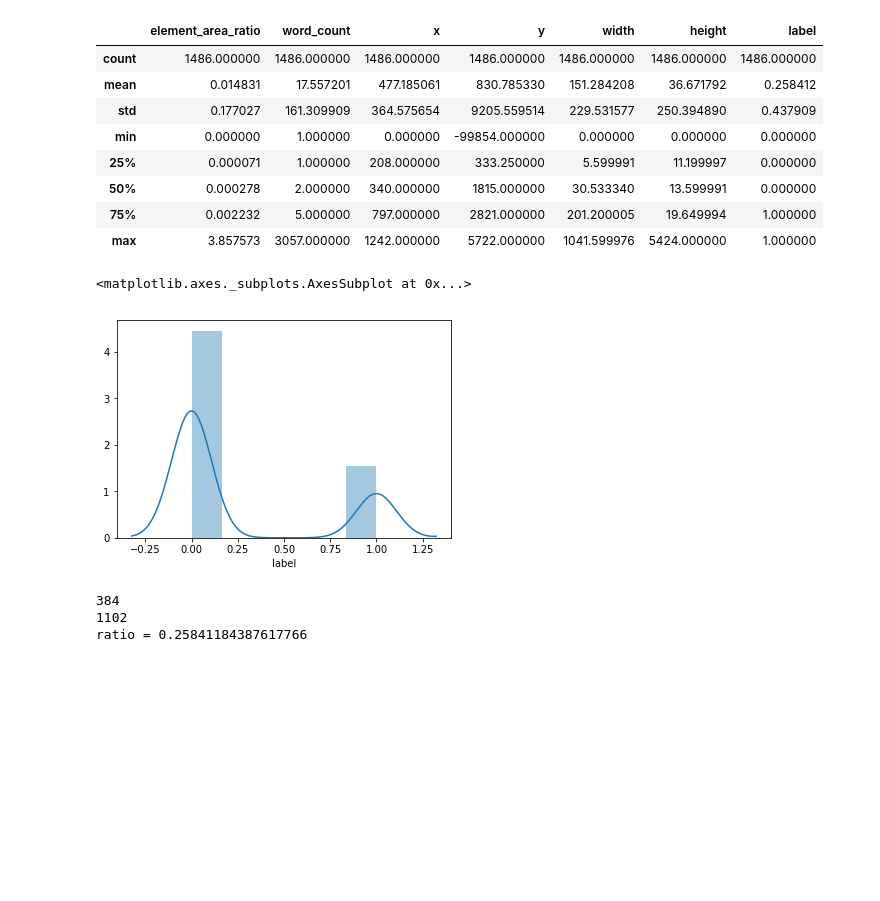
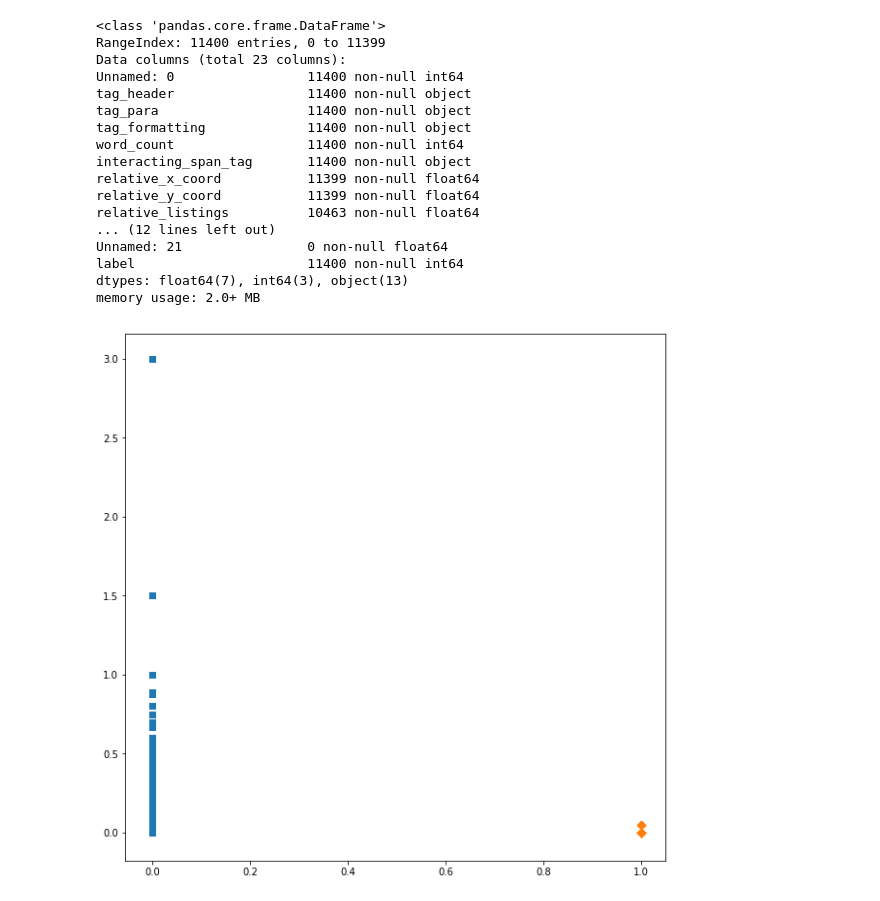
Before and after one commit to swaroop-nath/Semantic-Web-Parser, a Jupyter notebook: Second Model Preparation/exploratory_data_analysis.ipynb, the cells around one changed output. Saved outputs shown, nothing was run; the diff lists cells and outputs as text; code cells hidden in the pictures; blank space fills up the shorter version.

```diff
--- a/Second Model Preparation/exploratory_data_analysis.ipynb
+++ b/Second Model Preparation/exploratory_data_analysis.ipynb
@@ -8,28 +9,32 @@ from sklearn.preprocessing import LabelEncoder
 # %%
 dataset = pd.read_csv('First Iteration Data\dataset.csv')
-dataset.describe()
+dataset.info()
 # %% [output]
-|  | element_area_ratio | word_count | x | y | width | height | label |
-| count | 1486.000000 | 1486.000000 | 1486.000000 | 1486.000000 | 1486.000000 | 1486.000000 | 1486.000000 |
-| mean | 0.014831 | 17.557201 | 477.185061 | 830.785330 | 151.284208 | 36.671792 | 0.258412 |
-| std | 0.177027 | 161.309909 | 364.575654 | 9205.559514 | 229.531577 | 250.394890 | 0.437909 |
-| min | 0.000000 | 1.000000 | 0.000000 | -99854.000000 | 0.000000 | 0.000000 | 0.000000 |
-| 25% | 0.000071 | 1.000000 | 208.000000 | 333.250000 | 5.599991 | 11.199997 | 0.000000 |
-| 50% | 0.000278 | 2.000000 | 340.000000 | 1815.000000 | 30.533340 | 13.599991 | 0.000000 |
-| 75% | 0.002232 | 5.000000 | 797.000000 | 2821.000000 | 201.200005 | 19.649994 | 1.000000 |
-| max | 3.857573 | 3057.000000 | 1242.000000 | 5722.000000 | 1041.599976 | 5424.000000 | 1.000000 |
+<class 'pandas.core.frame.DataFrame'>
+RangeIndex: 11400 entries, 0 to 11399
+Data columns (total 23 columns):
+Unnamed: 0                 11400 non-null int64
+tag_header                 11400 non-null object
+tag_para                   11400 non-null object
+tag_formatting             11400 non-null object
+word_count                 11400 non-null int64
+interacting_span_tag       11400 non-null object
+relative_x_coord           11399 non-null float64
+relative_y_coord           11399 non-null float64
+relative_listings          10463 non-null float64
+... (12 lines left out)
+Unnamed: 21                0 non-null float64
+label                      11400 non-null int64
+dtypes: float64(7), int64(3), object(13)
+memory usage: 2.0+ MB
-# %%
-sns.distplot(dataset.label)
-# %% [output]
-<matplotlib.axes._subplots.AxesSubplot at 0x...>
-[figure, removed]
-# %%
-ones = [a for a in dataset.label if a==1]
-zeros = [a for a in dataset.label if a==0]
-print(len(ones))
-print(len(zeros))
-print('ratio = ' + str(len(ones)/(len(ones)+len(zeros))))
-# %% [output]
-384
-1102
-ratio = 0.25841184387617766
+# %%
+zero_listings = [dataset['relative_listings'][i] for i in range(dataset['relative_listings'].shape[0]) if not math.isnan(dataset['relative_listings'][i]) and dataset['label'][i] == 0]
+# %%
+one_listings = [dataset['relative_listings'][i] for i in range(dataset['relative_listings'].shape[0]) if not math.isnan(dataset['relative_listings'][i]) and dataset['label'][i] == 1]
+# %%
+plt.figure(figsize = (10, 10))
+plt.scatter(list(np.zeros(len(zero_listings))), zero_listings, marker = 's')
+plt.scatter(list(np.ones(len(one_listings))), one_listings, marker = 'D')
+plt.show()
+# %% [output]
+[figure, added]
```
Also changed, not shown: parts of 14 cells of this notebook, 6 other files.
